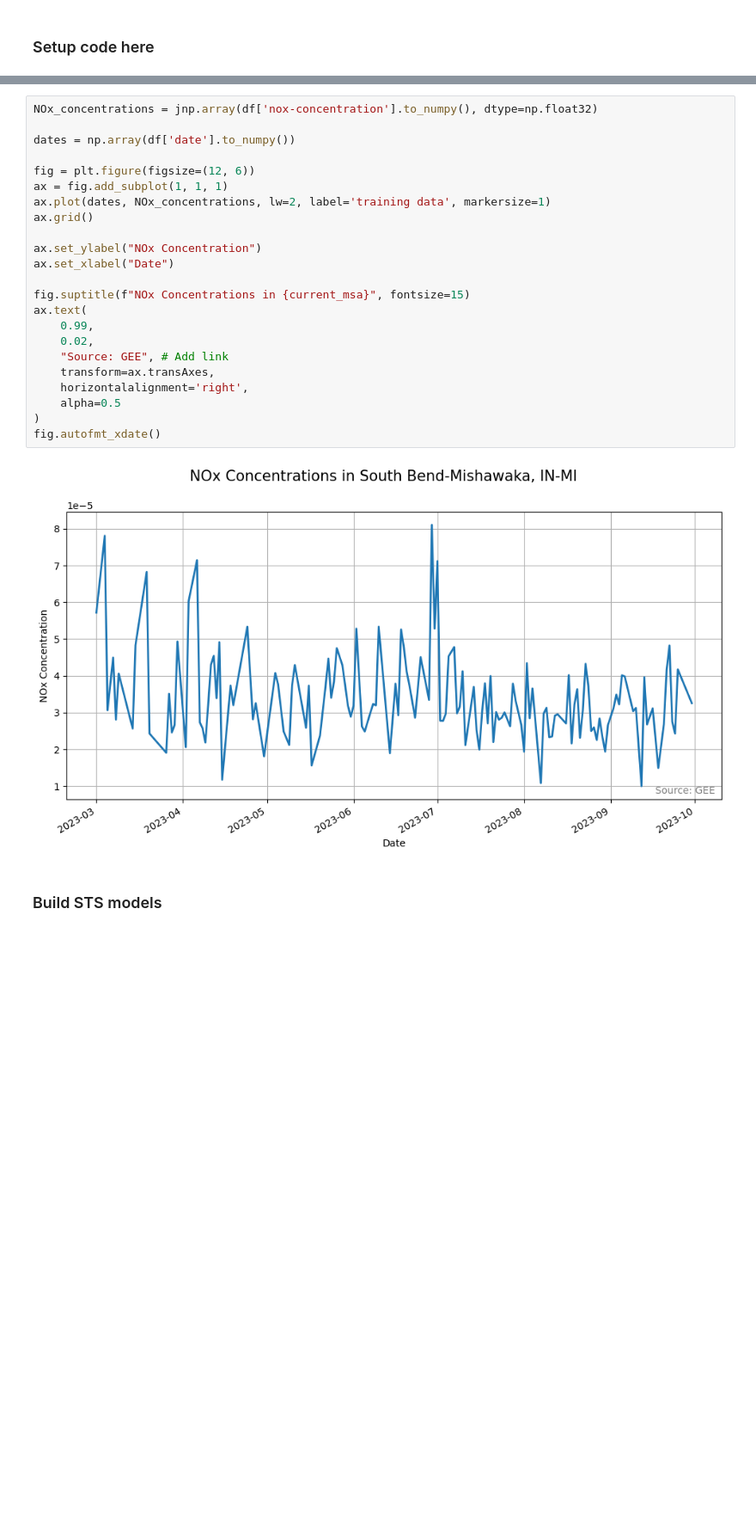
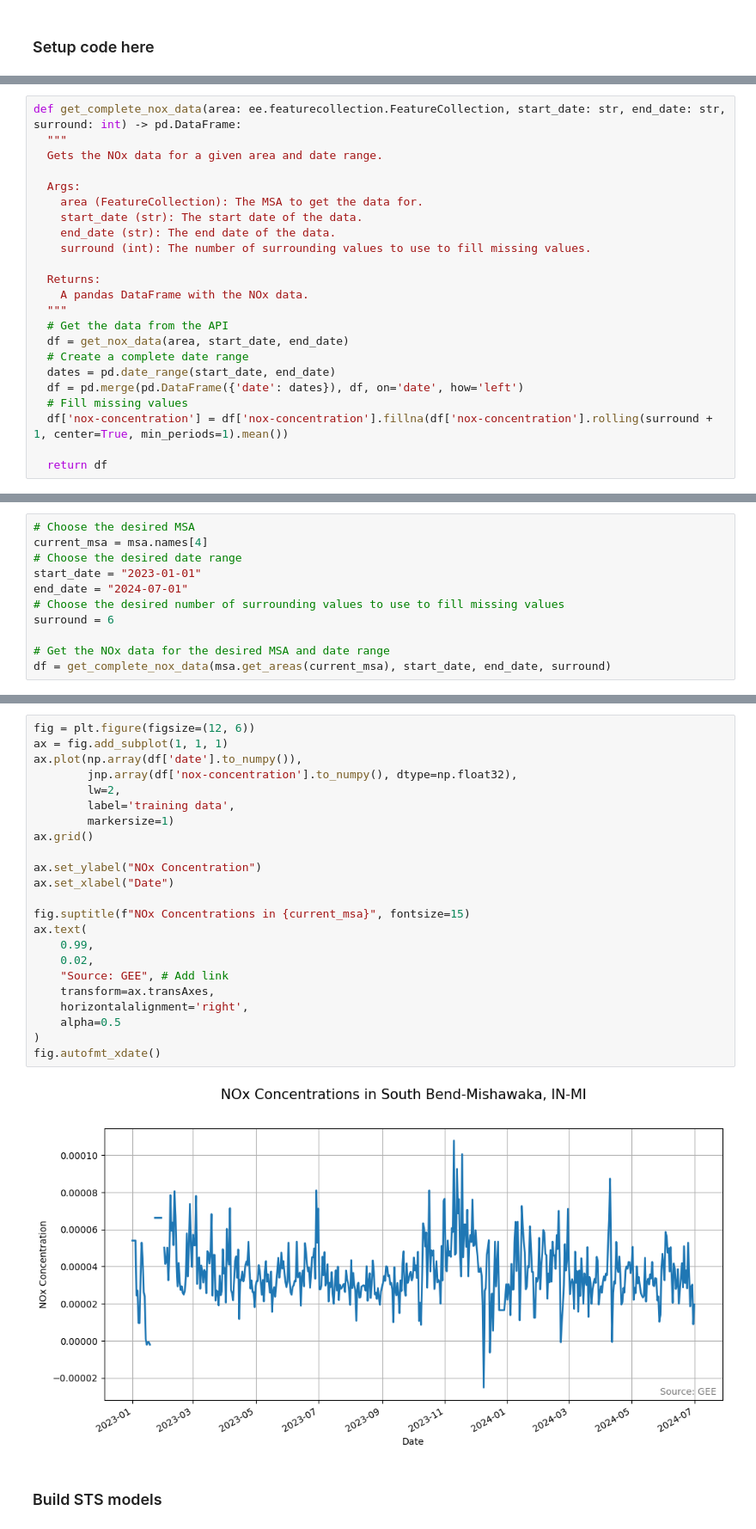
Before and after one commit to SM24-Industrial-Software-Dev/ML-forecasting-NOx-levels, a Jupyter notebook: NOxDailyData.ipynb, the cells around one changed output, grey strips where cells are left out. Shown: that part at 86% size. Cells and saved outputs as stored; diff of their text form; blank space fills up the shorter version.

Commit message:
Handled missing values

```diff
--- a/NOxDailyData.ipynb
+++ b/NOxDailyData.ipynb
@@ -54 +61,24 @@ importing Jupyter notebook from Receive_Conc_API.ipynb
+# %%
+def get_complete_nox_data(area: ee.featurecollection.FeatureCollection, start_date: str, end_date: str, surround: int) -> pd.DataFrame:
+  """
+  Gets the NOx data for a given area and date range.
+
+  Args:
+    area (FeatureCollection): The MSA to get the data for.
+    start_date (str): The start date of the data.
+    end_date (str): The end date of the data.
+    surround (int): The number of surrounding values to use to fill missing values.
+
+  Returns:
+    A pandas DataFrame with the NOx data.
+  """
+  # Get the data from the API
+  df = get_nox_data(area, start_date, end_date)
+  # Create a complete date range
+  dates = pd.date_range(start_date, end_date)
+  df = pd.merge(pd.DataFrame({'date': dates}), df, on='date', how='left')
+  # Fill missing values
+  df['nox-concentration'] = df['nox-concentration'].fillna(df['nox-concentration'].rolling(surround + 1, center=True, min_periods=1).mean())
+
+  return df
 # %% [markdown]
@@ -74,0 +86,11 @@ Warning: Masking resulted in a non-image object. Returning original image.
+# %%
+# Choose the desired MSA
+current_msa = msa.names[4]
+# Choose the desired date range
+start_date = "2023-01-01"
+end_date = "2024-07-01"
+# Choose the desired number of surrounding values to use to fill missing values
+surround = 6
+
+# Get the NOx data for the desired MSA and date range
+df = get_complete_nox_data(msa.get_areas(current_msa), start_date, end_date, surround)
@@ -91,28 +125,28 @@ display(df)
 # %%
-NOx_concentrations = jnp.array(df['nox-concentration'].to_numpy(), dtype=np.float32)
-
-dates = np.array(df['date'].to_numpy())
-
 fig = plt.figure(figsize=(12, 6))
 ax = fig.add_subplot(1, 1, 1)
-ax.plot(dates, NOx_concentrations, lw=2, label='training data', markersize=1)
+ax.plot(np.array(df['date'].to_numpy()),
+        jnp.array(df['nox-concentration'].to_numpy(), dtype=np.float32),
+        lw=2,
+        label='training data',
+        markersize=1)
 ax.grid()
 
 ax.set_ylabel("NOx Concentration")
 ax.set_xlabel("Date")
 
 fig.suptitle(f"NOx Concentrations in {current_msa}", fontsize=15)
 ax.text(
     0.99,
     0.02,
     "Source: GEE", # Add link
     transform=ax.transAxes,
     horizontalalignment='right',
     alpha=0.5
 )
 fig.autofmt_xdate()
 # %% [output]
-[figure, old version]
+[figure, new version]
 # %% [markdown]
 ### Build STS models
 # %%
```
Also changed, not shown: parts of 21 cells of this notebook.
